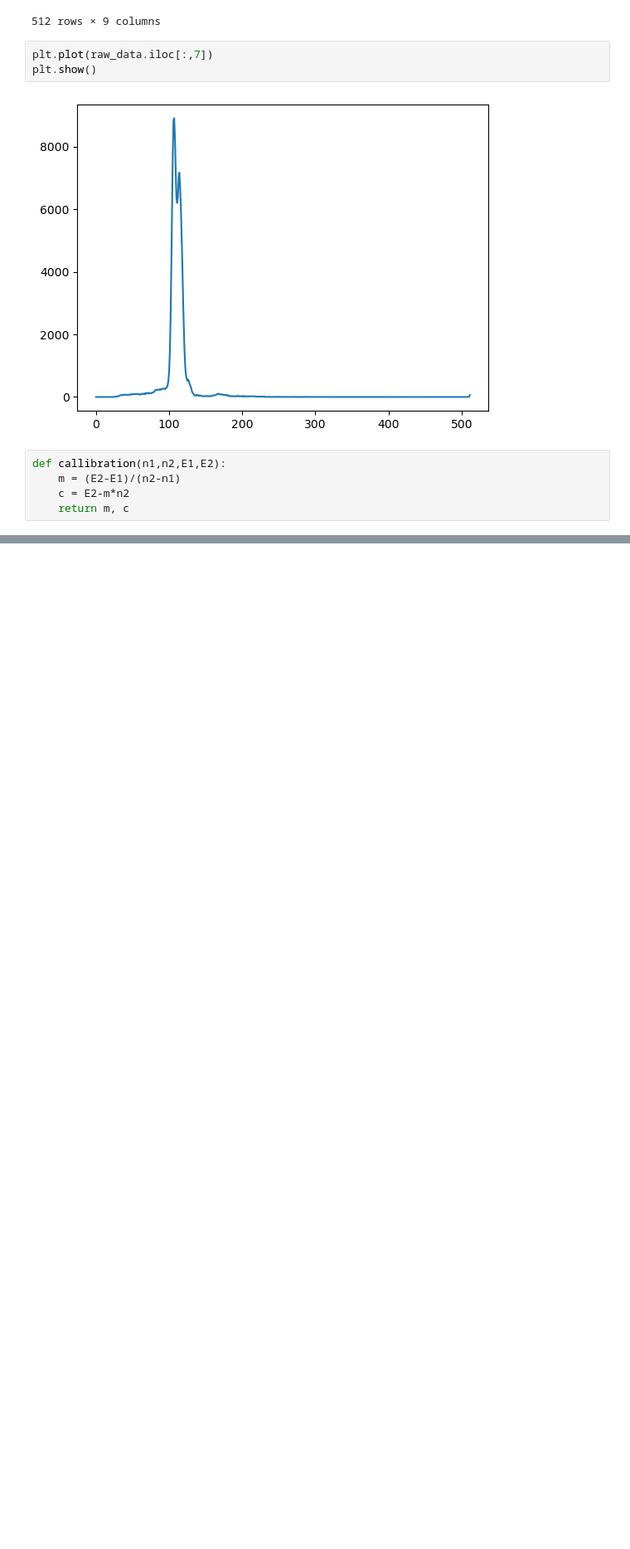
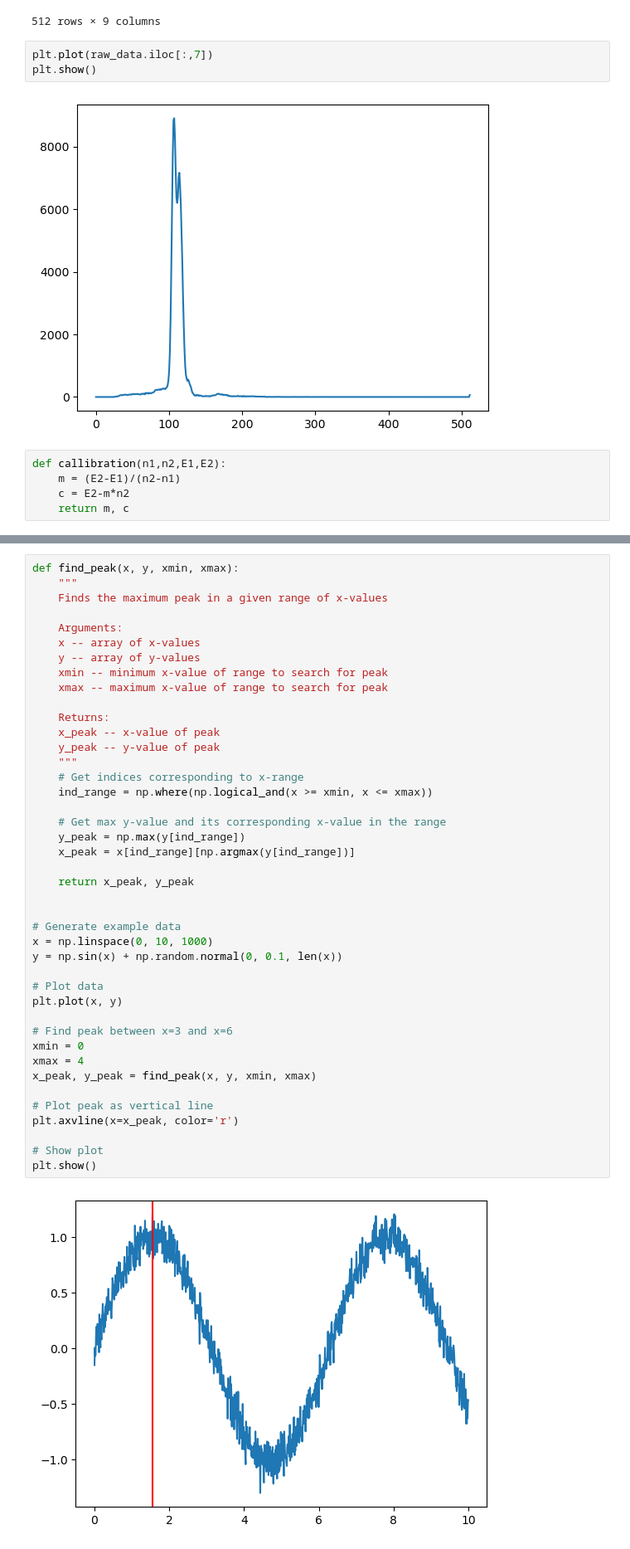
Before and after one commit to declan-healy/XRF, a Jupyter notebook: A2.ipynb, the cells around one changed output, grey strips where cells are left out. Shown at 83% size. Cells and saved outputs as stored; diff of their text form; blank space fills up the shorter version.

```diff
--- a/A2.ipynb
+++ b/A2.ipynb
@@ -35,0 +68,44 @@ def callibration(n1,n2,E1,E2):
+# %%
+def find_peak(x, y, xmin, xmax):
+    """
+    Finds the maximum peak in a given range of x-values
+
+    Arguments:
+    x -- array of x-values
+    y -- array of y-values
+    xmin -- minimum x-value of range to search for peak
+    xmax -- maximum x-value of range to search for peak
+
+    Returns:
+    x_peak -- x-value of peak
+    y_peak -- y-value of peak
+    """
+    # Get indices corresponding to x-range
+    ind_range = np.where(np.logical_and(x >= xmin, x <= xmax))
+
+    # Get max y-value and its corresponding x-value in the range
+    y_peak = np.max(y[ind_range])
+    x_peak = x[ind_range][np.argmax(y[ind_range])]
+
+    return x_peak, y_peak
+
+
+# Generate example data
+x = np.linspace(0, 10, 1000)
+y = np.sin(x) + np.random.normal(0, 0.1, len(x))
+
+# Plot data
+plt.plot(x, y)
+
+# Find peak between x=3 and x=6
+xmin = 0
+xmax = 4
+x_peak, y_peak = find_peak(x, y, xmin, xmax)
+
+# Plot peak as vertical line
+plt.axvline(x=x_peak, color='r')
+
+# Show plot
+plt.show()
+# %% [output]
+[figure, added]
```
Also changed, not shown: parts of 2 cells of this notebook.
